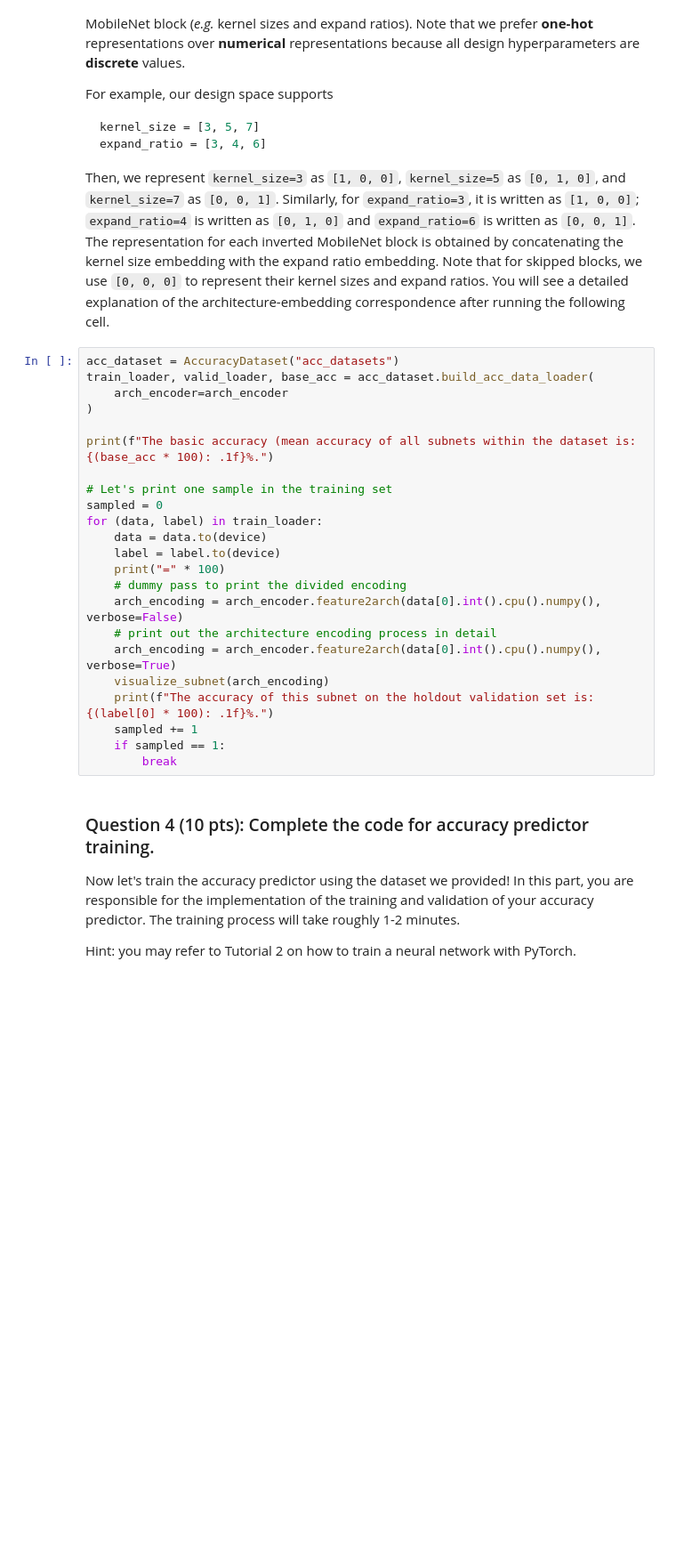
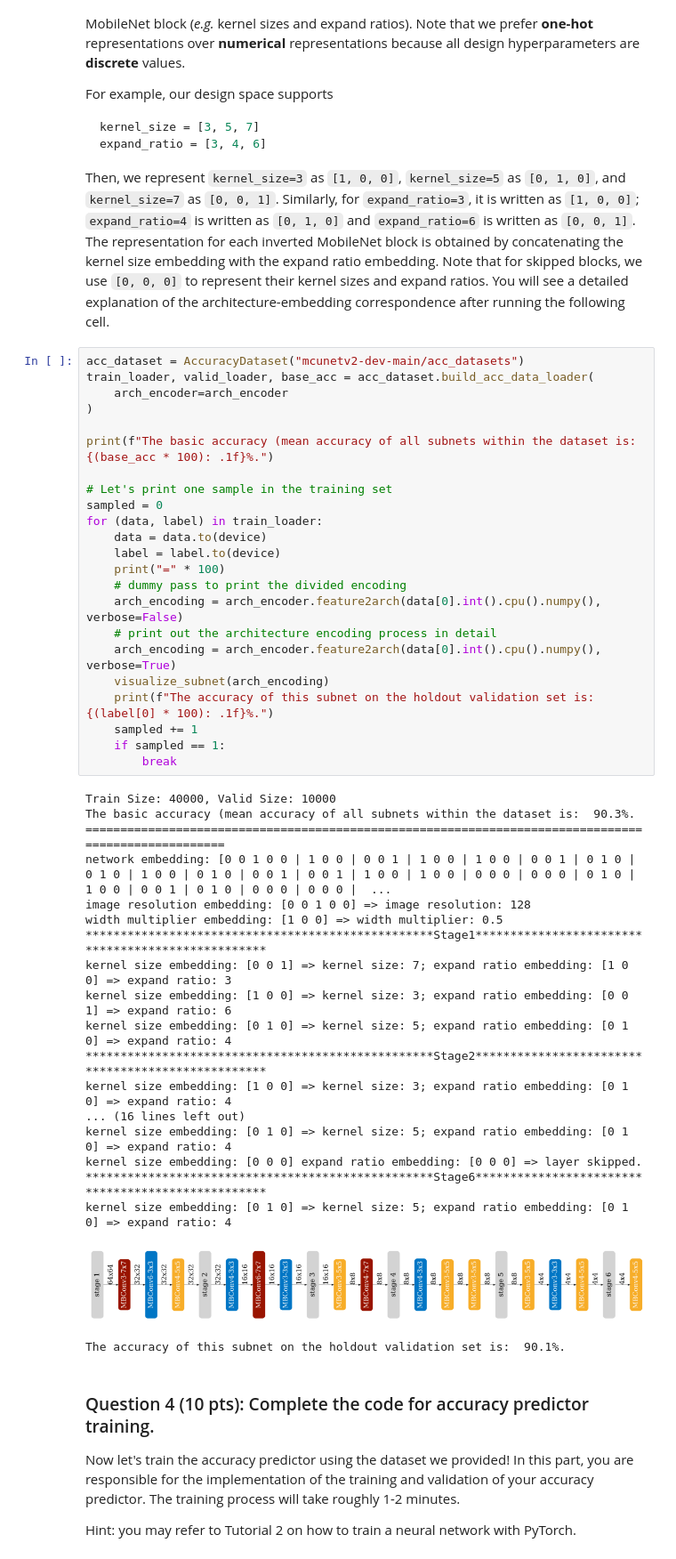
Before and after one commit to Huanhuan-Jiang/MIT-6.5940, a Jupyter notebook: Lab3.ipynb, the cells around one changed output. Shown at 89% size. Cells and saved outputs as stored; diff of their text form; blank space fills up the shorter version.

```diff
--- a/Lab3.ipynb
+++ b/Lab3.ipynb
@@ -464,28 +461,48 @@ expand_ratio = [3, 4, 6]
 
 Then, we represent `kernel_size=3` as `[1, 0, 0]`, `kernel_size=5` as `[0, 1, 0]`, and `kernel_size=7` as `[0, 0, 1]`. Similarly, for `expand_ratio=3`, it is written as `[1, 0, 0]`; `expand_ratio=4` is written as `[0, 1, 0]` and `expand_ratio=6` is written as `[0, 0, 1]`. The representation for each inverted MobileNet block is obtained by concatenating the kernel size embedding with the expand ratio embedding. Note that for skipped blocks, we use `[0, 0, 0]` to represent their kernel sizes and expand ratios. You will see a detailed explanation of the architecture-embedding correspondence after running the following cell.
 # %%
-acc_dataset = AccuracyDataset("acc_datasets")
+acc_dataset = AccuracyDataset("mcunetv2-dev-main/acc_datasets")
 train_loader, valid_loader, base_acc = acc_dataset.build_acc_data_loader(
     arch_encoder=arch_encoder
 )
 
 print(f"The basic accuracy (mean accuracy of all subnets within the dataset is: {(base_acc * 100): .1f}%.")
 
 # Let's print one sample in the training set
 sampled = 0
 for (data, label) in train_loader:
     data = data.to(device)
     label = label.to(device)
     print("=" * 100)
     # dummy pass to print the divided encoding
     arch_encoding = arch_encoder.feature2arch(data[0].int().cpu().numpy(), verbose=False)
     # print out the architecture encoding process in detail
     arch_encoding = arch_encoder.feature2arch(data[0].int().cpu().numpy(), verbose=True)
     visualize_subnet(arch_encoding)
     print(f"The accuracy of this subnet on the holdout validation set is: {(label[0] * 100): .1f}%.")
     sampled += 1
     if sampled == 1:
         break
+# %% [output]
+Train Size: 40000, Valid Size: 10000
+The basic accuracy (mean accuracy of all subnets within the dataset is:  90.3%.
+====================================================================================================
+network embedding: [0 0 1 0 0 | 1 0 0 | 0 0 1 | 1 0 0 | 1 0 0 | 0 0 1 | 0 1 0 | 0 1 0 | 1 0 0 | 0 1 0 | 0 0 1 | 0 0 1 | 1 0 0 | 1 0 0 | 0 0 0 | 0 0 0 | 0 1 0 | 1 0 0 | 0 0 1 | 0 1 0 | 0 0 0 | 0 0 0 |  ...
+image resolution embedding: [0 0 1 0 0] => image resolution: 128
+width multiplier embedding: [1 0 0] => width multiplier: 0.5
+**************************************************Stage1**************************************************
+kernel size embedding: [0 0 1] => kernel size: 7; expand ratio embedding: [1 0 0] => expand ratio: 3
+kernel size embedding: [1 0 0] => kernel size: 3; expand ratio embedding: [0 0 1] => expand ratio: 6
+kernel size embedding: [0 1 0] => kernel size: 5; expand ratio embedding: [0 1 0] => expand ratio: 4
+**************************************************Stage2**************************************************
+kernel size embedding: [1 0 0] => kernel size: 3; expand ratio embedding: [0 1 0] => expand ratio: 4
+... (16 lines left out)
+kernel size embedding: [0 1 0] => kernel size: 5; expand ratio embedding: [0 1 0] => expand ratio: 4
+kernel size embedding: [0 0 0] expand ratio embedding: [0 0 0] => layer skipped.
+**************************************************Stage6**************************************************
+kernel size embedding: [0 1 0] => kernel size: 5; expand ratio embedding: [0 1 0] => expand ratio: 4
+[figure, added]
+The accuracy of this subnet on the holdout validation set is:  90.1%.
 # %% [markdown]
 ### Question 4 (10 pts): Complete the code for accuracy predictor training.
 
```
Also changed, not shown: parts of 5 cells of this notebook.
